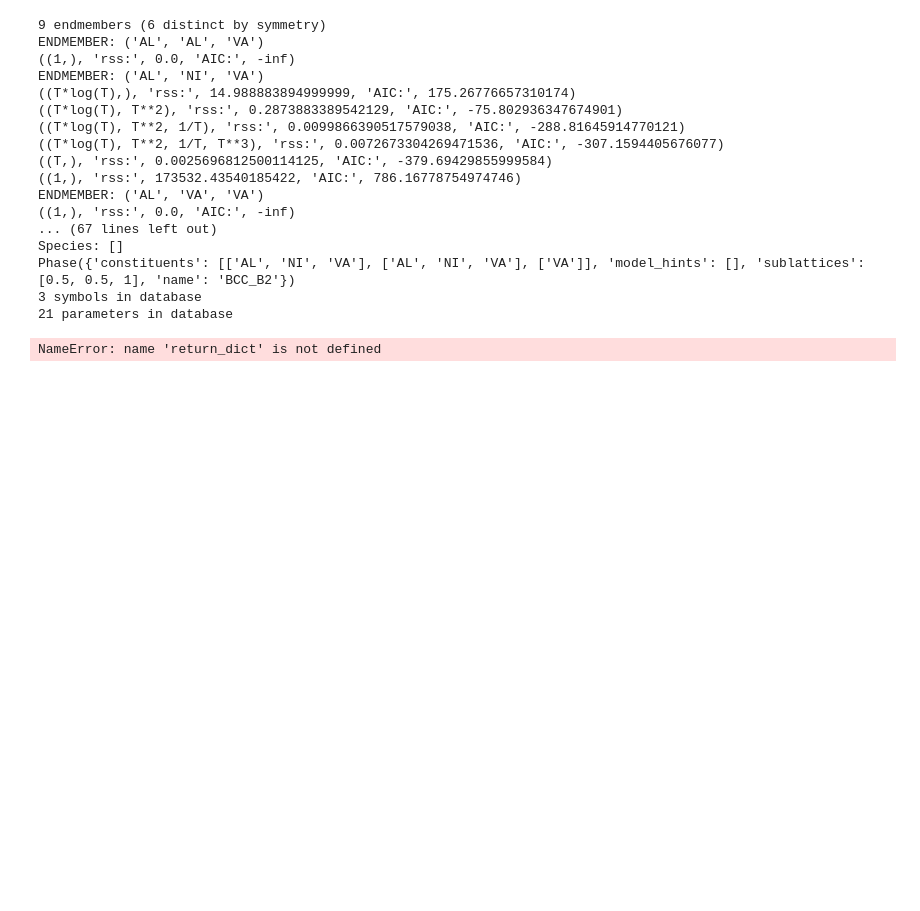
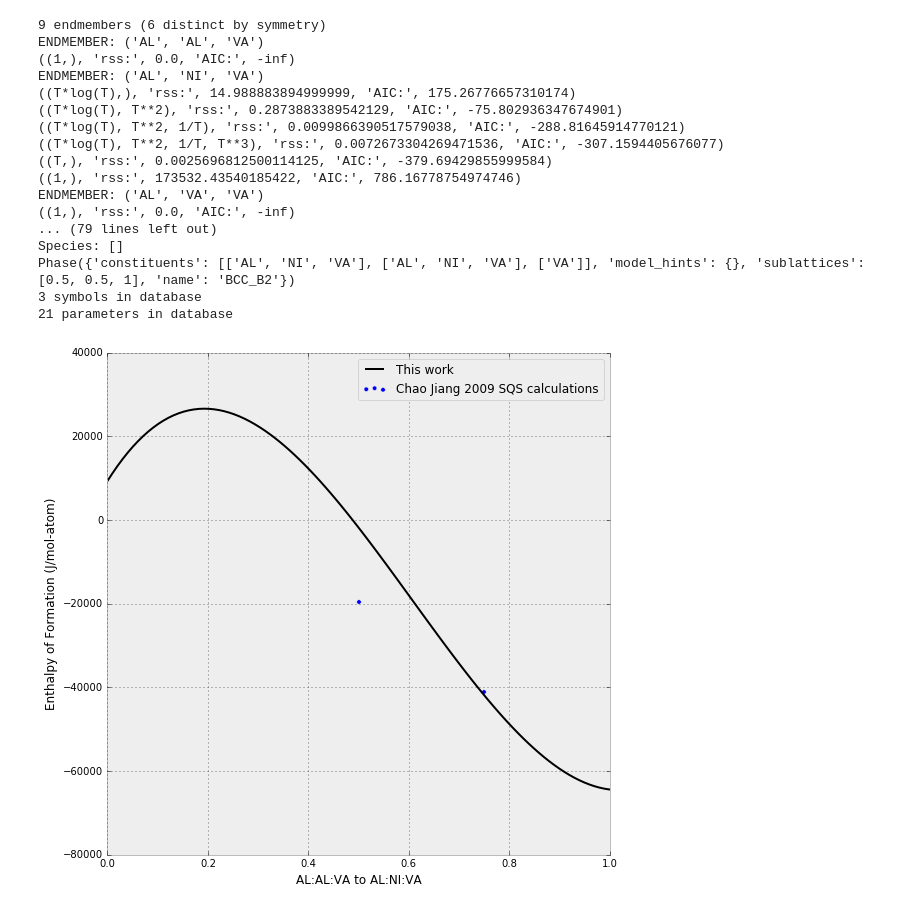
Before and after one commit to PhasesResearchLab/ESPEI, a Jupyter notebook: Parameters.ipynb, the cells around one changed output. Cells and saved outputs as stored; diff of their text form; code cells hidden in the pictures; blank space fills up the shorter version.

Commit message:
L12 symmetry support and some improved plotting. Need to add back enthalpy refstate shifting support

```diff
--- a/Parameters.ipynb
+++ b/Parameters.ipynb
@@ -15,9 +15,9 @@ def recursive_glob(start, pattern):
 datasets = paramselect.load_datasets(sorted(recursive_glob('Al-Ni', '*.json')))
 # %%
 from paramselect import generate_parameter_file
-dbf = \
+b2_dbf = \
 generate_parameter_file('BCC_B2', 'B2', [['AL', 'NI', 'VA'], ['AL', 'NI', 'VA'], ['VA']], [0.5, 0.5, 1], datasets)
-print(dbf)
+print(b2_dbf)
 # %% [output]
 9 endmembers (6 distinct by symmetry)
 ENDMEMBER: ('AL', 'AL', 'VA')
@@ -31,14 +31,13 @@ ENDMEMBER: ('AL', 'NI', 'VA')
 ((1,), 'rss:', 173532.43540185422, 'AIC:', 786.16778754974746)
 ENDMEMBER: ('AL', 'VA', 'VA')
 ((1,), 'rss:', 0.0, 'AIC:', -inf)
-... (67 lines left out)
+... (79 lines left out)
 Species: []
-Phase({'constituents': [['AL', 'NI', 'VA'], ['AL', 'NI', 'VA'], ['VA']], 'model_hints': [], 'sublattices': [0.5, 0.5, 1], 'name': 'BCC_B2'})
+Phase({'constituents': [['AL', 'NI', 'VA'], ['AL', 'NI', 'VA'], ['VA']], 'model_hints': {}, 'sublattices': [0.5, 0.5, 1], 'name': 'BCC_B2'})
 3 symbols in database
 21 parameters in database
 # %%
 #datasets = paramselect.load_datasets(sorted(recursive_glob('Al-Ni', '*.json')))
-paramselect.plot_parameters(["AL", "NI", "VA"], "BCC_B2", ["AL", ["NI", "VA"], "VA"],
-                            [0.5, 0.5, 1], datasets, return_dict[("AL", ("NI", "VA"), "VA")], plots=[('Z', 'HM_FORM')])
+paramselect.plot_parameters(b2_dbf, ["AL", "NI", "VA"], "BCC_B2", ["AL", ["AL", "NI"], "VA"], datasets)
 # %% [output]
-NameError: name 'return_dict' is not defined
+[figure, added]
```
Also changed, not shown: parts of 3 cells of this notebook, 10 other files.
